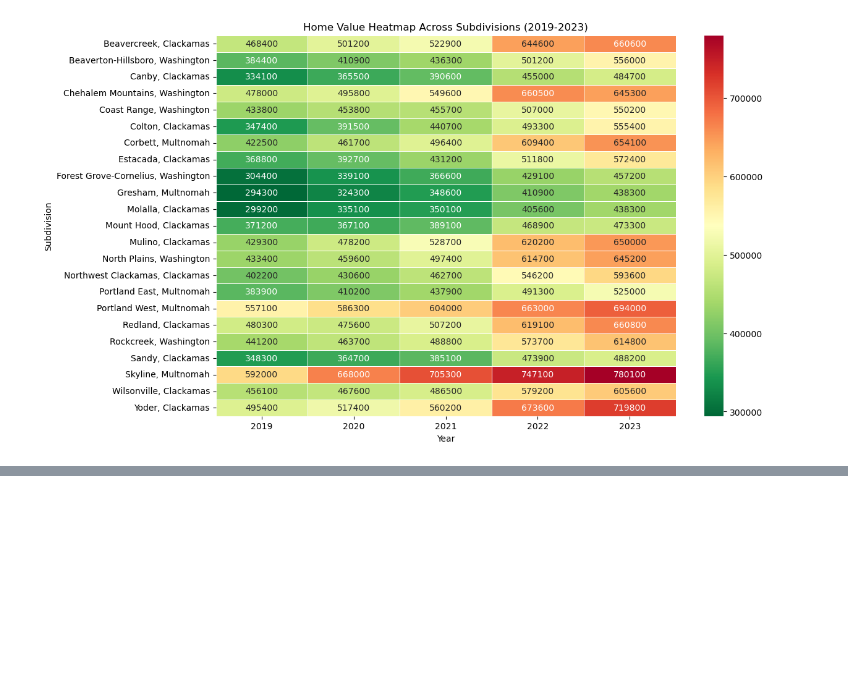
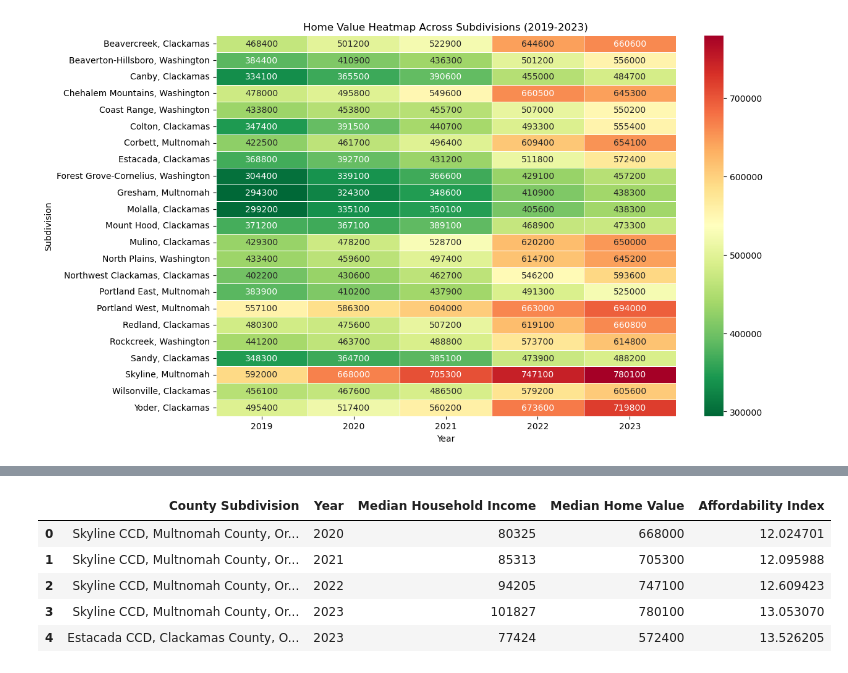
Before and after one commit to Tserrof7/Portland-Housing-Prices-Affordability-Project, a Jupyter notebook: Project.ipynb, the cells around one changed output, grey strips where cells are left out. Saved outputs shown, nothing was run; the diff lists cells and outputs as text; code cells hidden in the pictures; blank space fills up the shorter version.

```diff
--- a/Project.ipynb
+++ b/Project.ipynb
@@ -275,0 +332,25 @@ fig.show()
+# %%
+# Load the dataset
+affordability_df = pd.read_csv("Final.csv")
+
+# Create a new DataFrame showing the calculation of the Affordability Index
+affordability_calc_df = affordability_df[['County Subdivision', 'Year', 'Median Household Income', 'Median Home Value']].copy()
+
+# Calculate the Affordability Index
+affordability_calc_df['Affordability Index'] = (affordability_calc_df['Median Household Income'] / affordability_calc_df['Median Home Value']) * 100
+
+# Get the bottom 5 lowest affordability index values
+bottom_affordability_df = affordability_calc_df.nsmallest(5, 'Affordability Index')
+
+# Reset the index for better readability
+bottom_affordability_df.reset_index(drop=True, inplace=True)
+
+# Display the bottom 5 affordability index values
+bottom_affordability_df
+# %% [output]
+|  | County Subdivision | Year | Median Household Income | Median Home Value | Affordability Index |
+| 0 | Skyline CCD, Multnomah County, Or... | 2020 | 80325 | 668000 | 12.024701 |
+| 1 | Skyline CCD, Multnomah County, Or... | 2021 | 85313 | 705300 | 12.095988 |
+| 2 | Skyline CCD, Multnomah County, Or... | 2022 | 94205 | 747100 | 12.609423 |
+| 3 | Skyline CCD, Multnomah County, Or... | 2023 | 101827 | 780100 | 13.053070 |
+| 4 | Estacada CCD, Clackamas County, O... | 2023 | 77424 | 572400 | 13.526205 |
```
Also changed, not shown: parts of 6 cells of this notebook, 5 other files.
